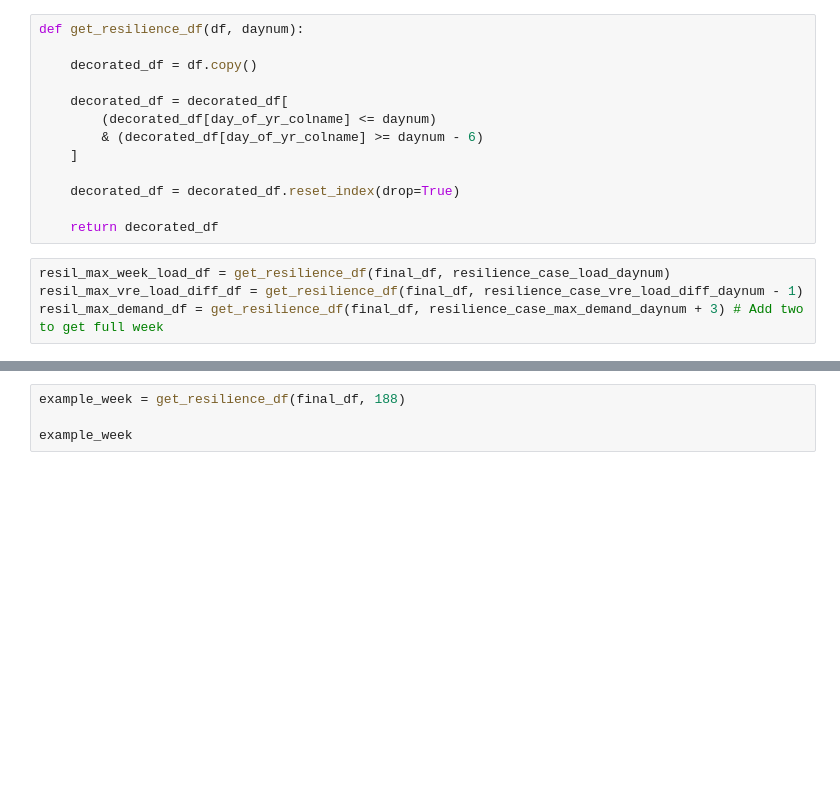
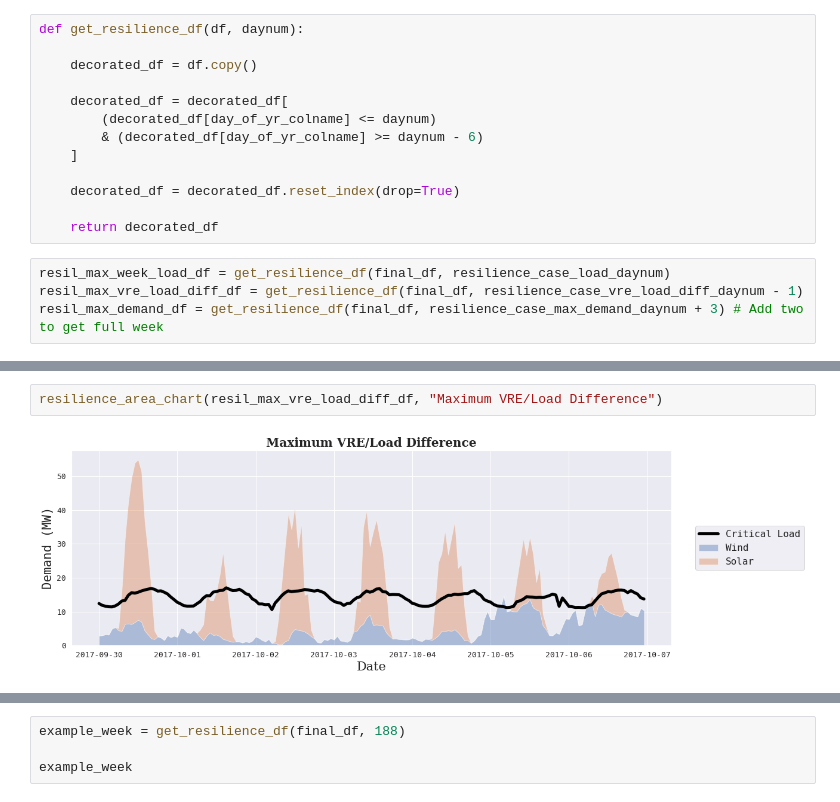
Before and after one commit to b-o-l-l-a/aes-engy-692, a Jupyter notebook: amerigo_island/notebooks/resilience.ipynb, the cells around one changed output, grey strips where cells are left out. Cells and saved outputs as stored; diff of their text form; blank space fills up the shorter version.

```diff
--- a/amerigo_island/notebooks/resilience.ipynb
+++ b/amerigo_island/notebooks/resilience.ipynb
@@ -928,0 +856,4 @@ plt.tight_layout()
+# %%
+resilience_area_chart(resil_max_vre_load_diff_df, "Maximum VRE/Load Difference")
+# %% [output]
+[figure, added]
```
Also changed, not shown: parts of 17 cells of this notebook.
